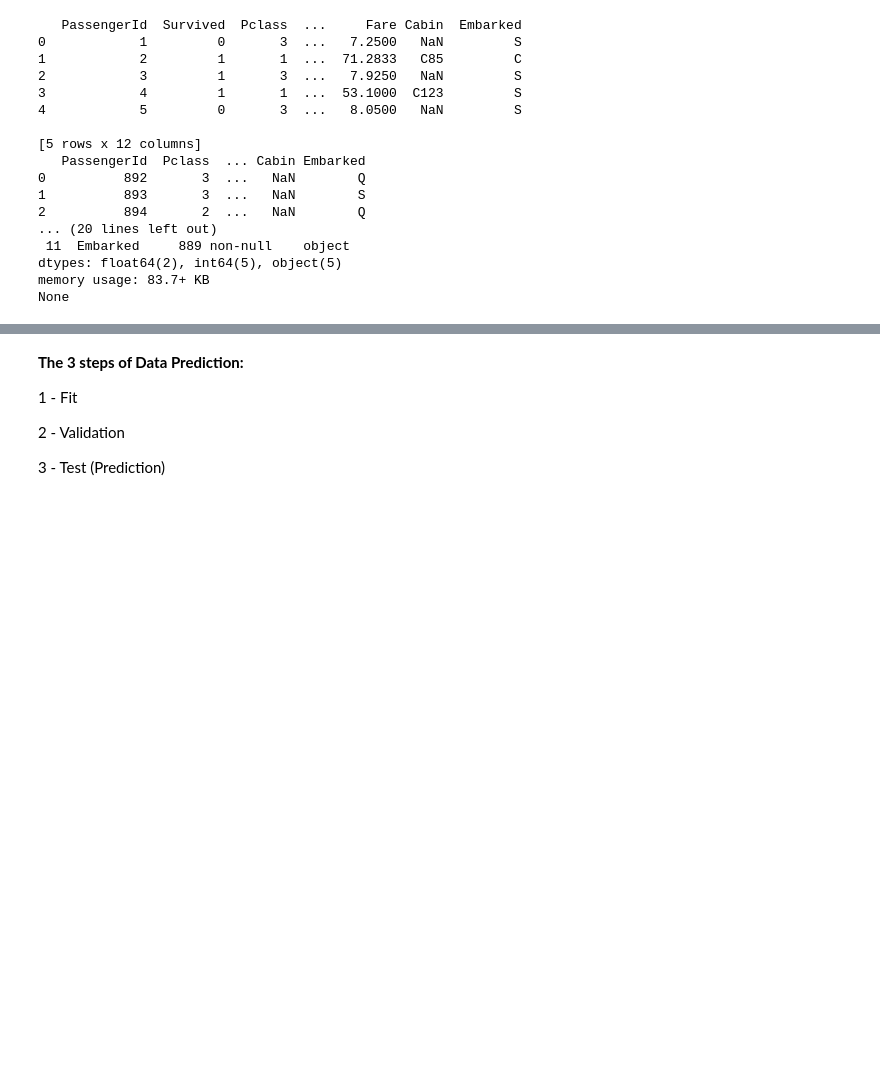
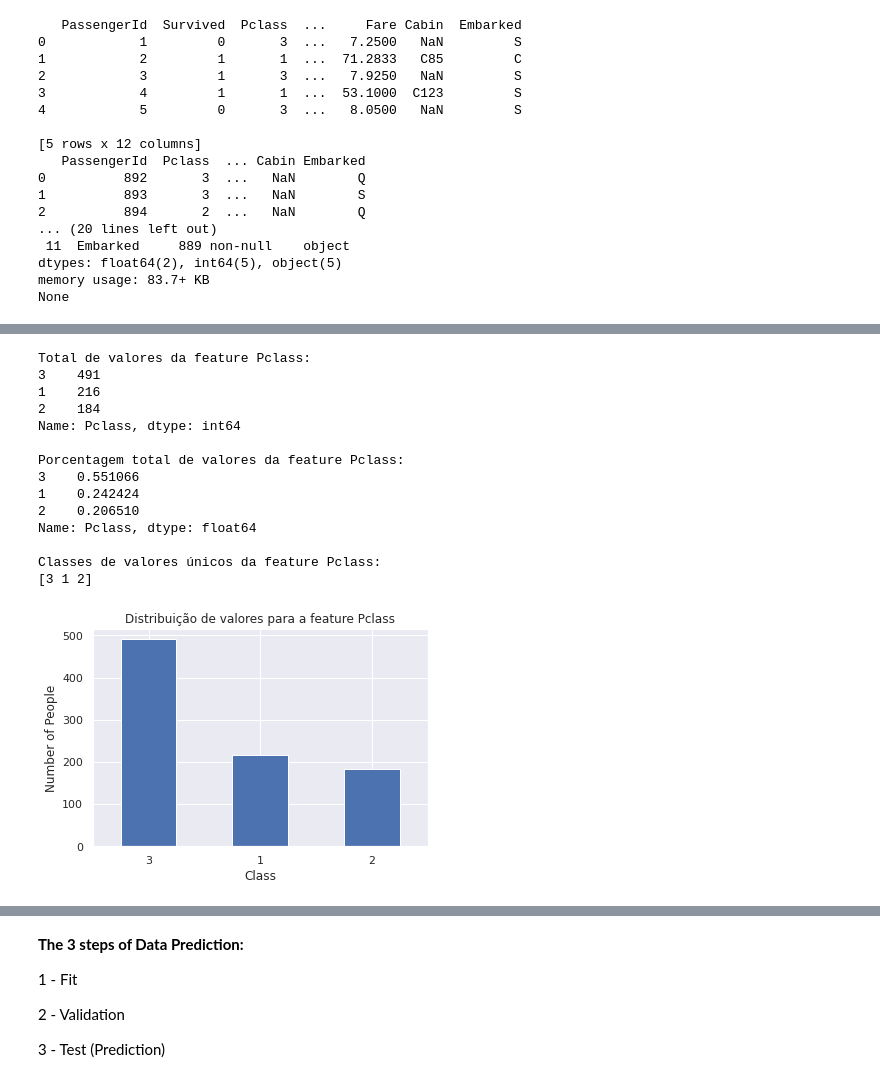
Before and after one commit to llcorrea/titanic_competition, a Jupyter notebook: Titanic_comp.ipynb, the cells around one changed output, grey strips where cells are left out. Cells and saved outputs as stored; diff of their text form; code cells hidden in the pictures; blank space fills up the shorter version.

```diff
--- a/Titanic_comp.ipynb
+++ b/Titanic_comp.ipynb
@@ -477,0 +211,26 @@ features = ['Sex_bin', 'Age', 'Pclass', 'SibSp', 'Parch', 'Fare', 'Embarked_S',
+# %%
+var='Pclass' #indica a classe no navio (1, 2 e 3)
+print('Total de valores da feature %s:\n%s\n' % (var, train_data[var].value_counts()))
+print('Porcentagem total de valores da feature %s:\n%s\n' % (var, train_data[var].value_counts(normalize=True))) #feature com valores desbalanceados, onde 55% das pessoas ocuparam a classe 3 (mais barata), 25% a classe 2 (intermediária) e 20% a primeira classe (mais ricos)
+print('Classes de valores únicos da feature %s:\n%s\n'  % (var, train_data[var].unique())) #descrição dos valores únicos da feature
+ax=train_data[var].value_counts().plot.bar()
+ax.set_title('Distribuição de valores para a feature '+var)
+ax.set_ylabel('Number of People')
+ax.set_xlabel('Class')
+ax.tick_params(axis='x', labelrotation=0)
+# %% [output]
+Total de valores da feature Pclass:
+3    491
+1    216
+2    184
+Name: Pclass, dtype: int64
+
+Porcentagem total de valores da feature Pclass:
+3    0.551066
+1    0.242424
+2    0.206510
+Name: Pclass, dtype: float64
+
+Classes de valores únicos da feature Pclass:
+[3 1 2]
+[figure, added]
```
Also changed, not shown: parts of 68 cells of this notebook.
